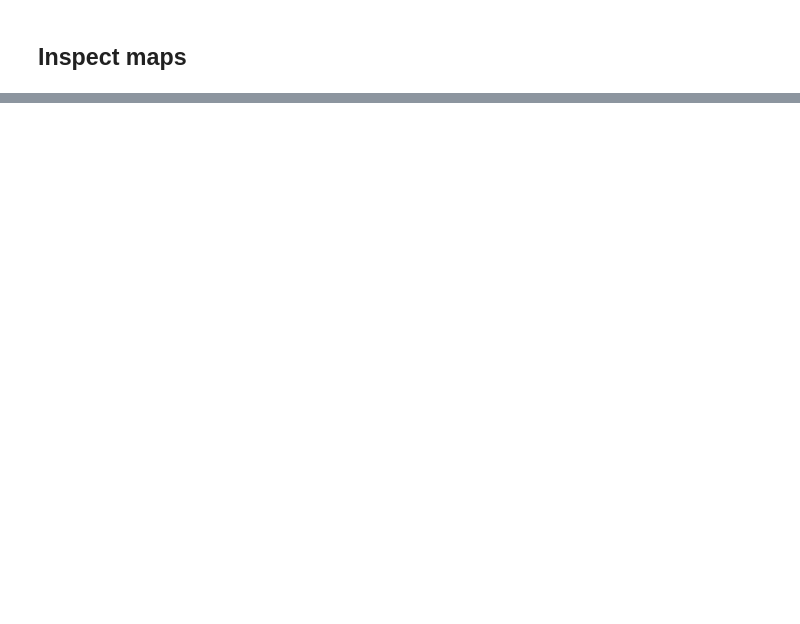
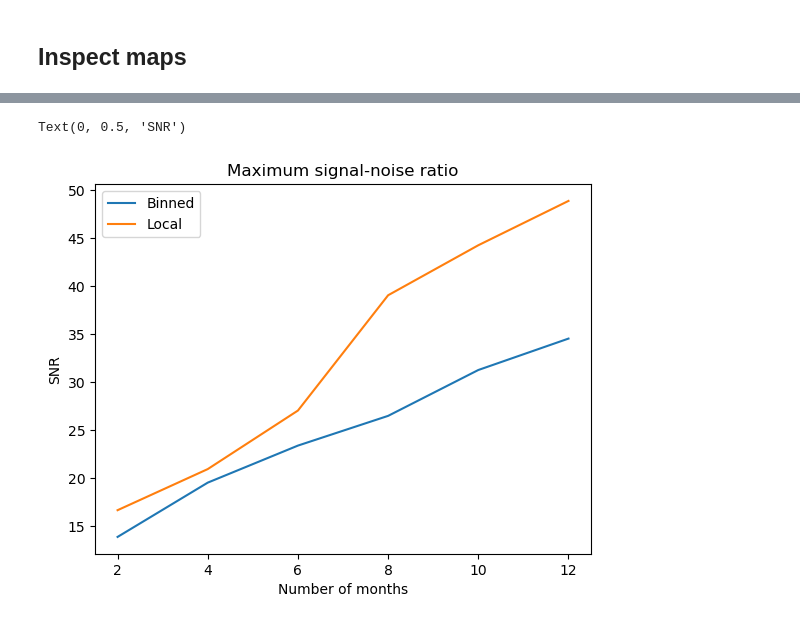
Before and after one commit to qubicsoft/qubic, a Jupyter notebook: qubic/scripts/MapMaking/src/FMM/central_right_patch.ipynb, the cells around one changed output, grey strips where cells are left out. Drawn from its saved outputs; the diff is of its cells as text; code cells hidden in the pictures; blank space fills up the shorter version.

```diff
--- a/qubic/scripts/MapMaking/src/FMM/central_right_patch.ipynb
+++ b/qubic/scripts/MapMaking/src/FMM/central_right_patch.ipynb
@@ -620,0 +792,16 @@ plt.grid(True)
+# %%
+# SNR computed from the standard deviation of pixels divived into coverage bins
+snr_bin = []
+for i in range(6):
+    snr_bin.append(snr_from_coverage_bins(maps_input[i], maps_res[i], coverage[i], seenpix[i], center, nbins=20, plot=False)[0])
+
+plt.figure(figsize=(10, 5))
+for i in range(6):
+    snr_bin[i][~seenpix[i]] = hp.UNSEEN
+    hp.gnomview(snr_bin[i], rot=center,
+                        reso=15,
+                        notext=True,
+                        title=f"{i*2+2} months - SNR",
+                        cmap="jet",
+                        min = 0,
+                        )
@@ -620,0 +816,16 @@ plt.grid(True)
+# %%
+# SNR computed from local standard deviation
+snr_local = []
+for i in range(6):
+    snr_local.append(snr_from_local_std(maps_input[i], maps_res[i], coverage[i], seenpix[i], center, radius_deg=1.0, plot=False)[0])
+
+plt.figure(figsize=(10, 5))
+for i in range(6):
+    snr_local[i][~seenpix[i]] = hp.UNSEEN
+    hp.gnomview(snr_local[i], rot=center,
+                        reso=15,
+                        notext=True,
+                        title=f"{i*2+2} months - SNR",
+                        cmap="jet",
+                        min = 0,
+                        )
@@ -620,0 +840,10 @@ plt.grid(True)
+# %%
+plt.plot(np.arange(2,14,2), np.max(snr_bin, axis=1), label='Binned')
+plt.plot(np.arange(2,14,2), np.max(snr_local, axis=1), label='Local')
+plt.title('Maximum signal-noise ratio')
+plt.legend()
+plt.xlabel('Number of months')
+plt.ylabel('SNR')
+# %% [output]
+Text(0, 0.5, 'SNR')
+[figure, added]
```
Also changed, not shown: parts of 36 cells of this notebook, 17 other files.
